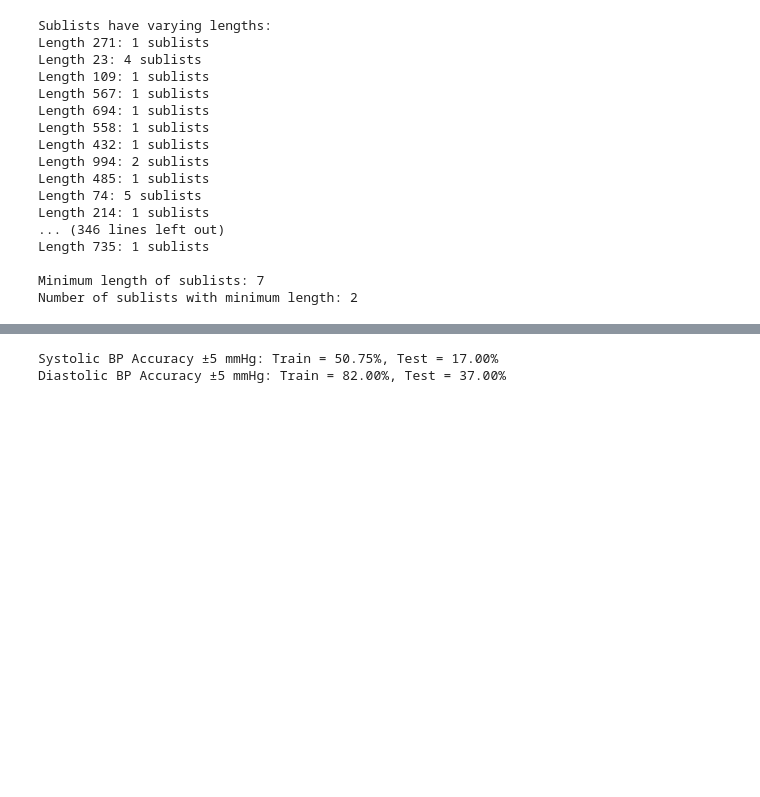
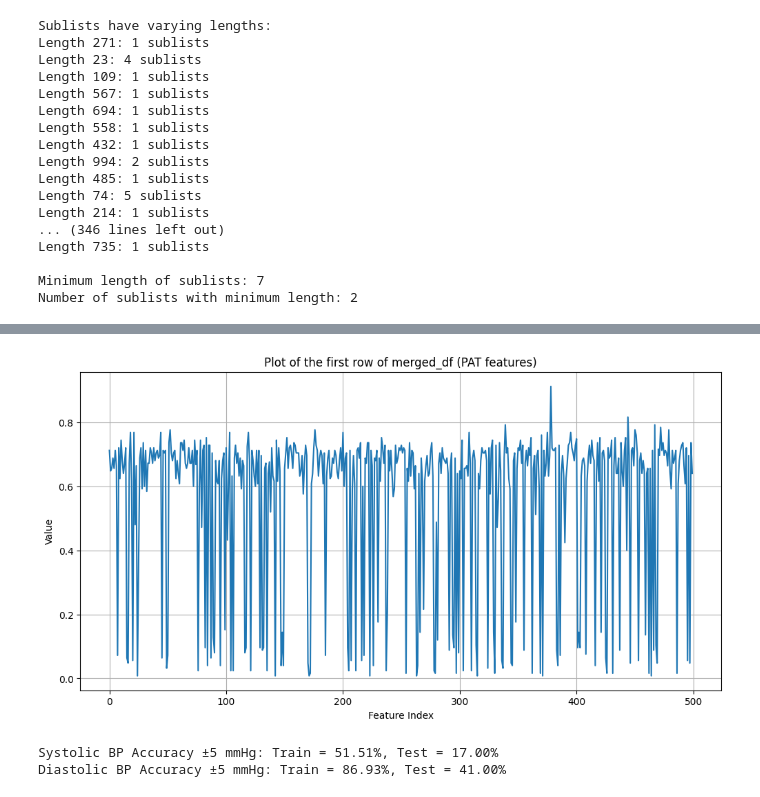
Before and after one commit to ThamilezaiAnanthakumar/Cuffless-Blood-Pressure-Monitoring-using-PAT, a Jupyter notebook: BP.ipynb, the cells around one changed output, grey strips where cells are left out. Cells and saved outputs as stored; diff of their text form; code cells hidden in the pictures; blank space fills up the shorter version.

```diff
--- a/BP.ipynb
+++ b/BP.ipynb
@@ -217,0 +439,19 @@ print(merged_df.head())
+# %%
+import matplotlib.pyplot as plt
+
+# Select the first row
+columnn =merged_df.iloc[:, 300]
+
+# Exclude the last two elements (Systolic BP and Diastolic BP labels) for plotting
+#plot_data = first_row[:-2]
+
+# Plot the data
+plt.figure(figsize=(12, 6))
+plt.plot(columnn)
+plt.title('Plot of the first row of merged_df (PAT features)')
+plt.xlabel('Feature Index')
+plt.ylabel('Value')
+plt.grid(True)
+plt.show()
+# %% [output]
+[figure, added]
@@ -224,13 +468,13 @@ import numpy as np
 # Assuming merged_df is your DataFrame with all PAT features + Systolic BP + Diastolic BP
 
 # Select feature columns (all except last two)
-feature_cols = merged_df.columns[:-2]  # All except last two columns
+feature_cols = cleaned_df_imputed.columns[:-2]  # All except last two columns
 
-X = merged_df[feature_cols]
+X = cleaned_df_imputed[feature_cols]
 
 # Targets
-y_systolic = merged_df['Systolic BP']
-y_diastolic = merged_df['Diastolic BP']
+y_systolic = cleaned_df_imputed['Systolic BP']
+y_diastolic = cleaned_df_imputed['Diastolic BP']
 
 # Split data into train and test (80% train, 20% test)
 X_train, X_test, y_train_s, y_test_s = train_test_split(X, y_systolic, test_size=0.2, random_state=42)
@@ -267,5 +511,5 @@ acc_d_train = accuracy_within_tolerance(y_train_d, pred_d_train, tol=5)
 print(f"Systolic BP Accuracy ±5 mmHg: Train = {acc_s_train:.2f}%, Test = {acc_s_test:.2f}%")
 print(f"Diastolic BP Accuracy ±5 mmHg: Train = {acc_d_train:.2f}%, Test = {acc_d_test:.2f}%")
 # %% [output]
-Systolic BP Accuracy ±5 mmHg: Train = 50.75%, Test = 17.00%
-Diastolic BP Accuracy ±5 mmHg: Train = 82.00%, Test = 37.00%
+Systolic BP Accuracy ±5 mmHg: Train = 51.51%, Test = 17.00%
+Diastolic BP Accuracy ±5 mmHg: Train = 86.93%, Test = 41.00%
```
Also changed, not shown: parts of 46 cells of this notebook.
